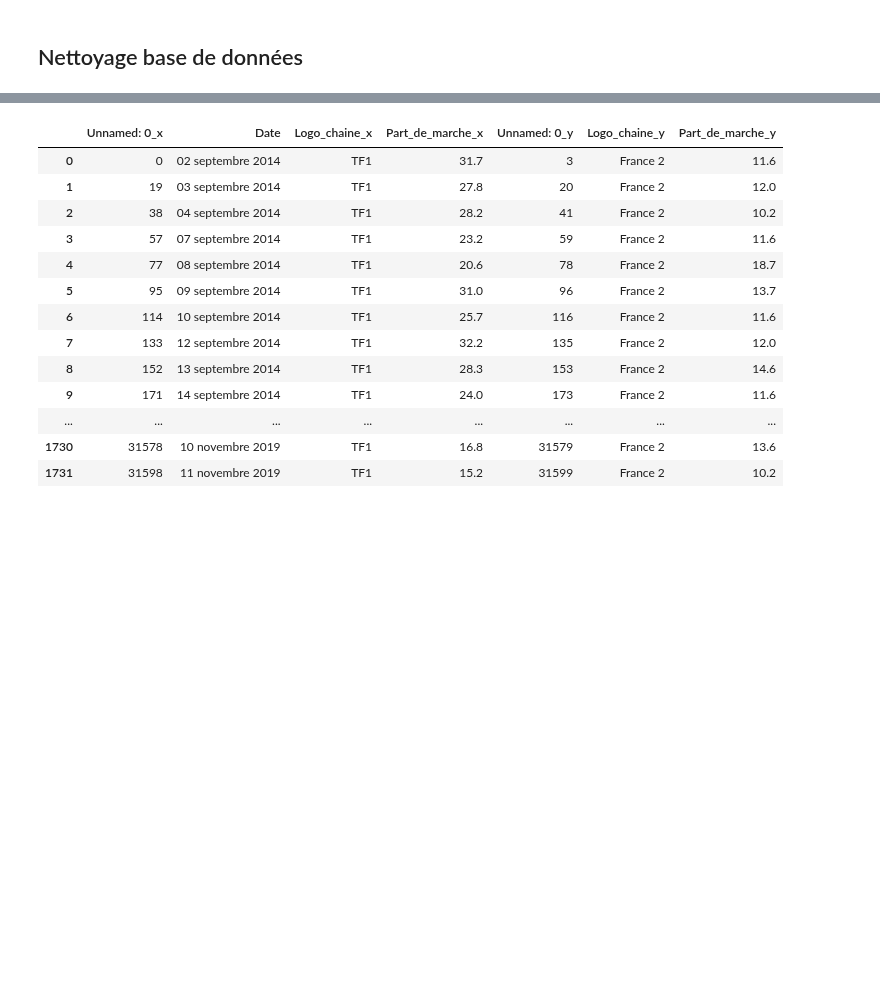
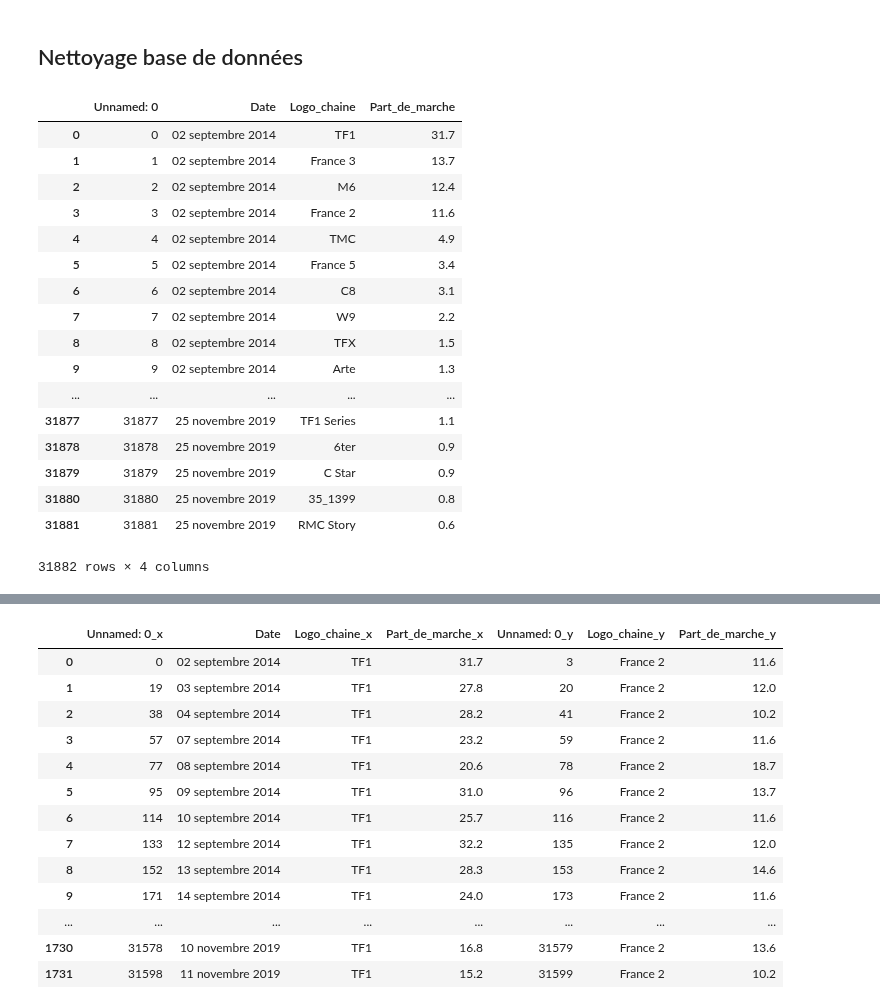
Before and after one commit to dnscharles/Predicting_tv_audiences, a Jupyter notebook: Denis/Exploration.ipynb, the cells around one changed output, grey strips where cells are left out. Saved outputs shown, nothing was run; the diff lists cells and outputs as text; code cells hidden in the pictures; blank space fills up the shorter version.

```diff
--- a/Denis/Exploration.ipynb
+++ b/Denis/Exploration.ipynb
@@ -446,6 +446,26 @@ Df
 import pandas as pd
 # %%
 resultat = pd.read_csv("TV7Jours.csv")
+resultat
+# %% [output]
+|  | Unnamed: 0 | Date | Logo_chaine | Part_de_marche |
+| 0 | 0 | 02 septembre 2014 | TF1 | 31.7 |
+| 1 | 1 | 02 septembre 2014 | France 3 | 13.7 |
+| 2 | 2 | 02 septembre 2014 | M6 | 12.4 |
+| 3 | 3 | 02 septembre 2014 | France 2 | 11.6 |
+| 4 | 4 | 02 septembre 2014 | TMC | 4.9 |
+| 5 | 5 | 02 septembre 2014 | France 5 | 3.4 |
+| 6 | 6 | 02 septembre 2014 | C8 | 3.1 |
+| 7 | 7 | 02 septembre 2014 | W9 | 2.2 |
+| 8 | 8 | 02 septembre 2014 | TFX | 1.5 |
+| 9 | 9 | 02 septembre 2014 | Arte | 1.3 |
+| ... | ... | ... | ... | ... |
+| 31877 | 31877 | 25 novembre 2019 | TF1 Series | 1.1 |
+| 31878 | 31878 | 25 novembre 2019 | 6ter | 0.9 |
+| 31879 | 31879 | 25 novembre 2019 | C Star | 0.9 |
+| 31880 | 31880 | 25 novembre 2019 | 35_1399 | 0.8 |
+| 31881 | 31881 | 25 novembre 2019 | RMC Story | 0.6 |
+31882 rows × 4 columns
 # %%
 #Data frame par chaîne
 D01 = resultat.loc[resultat['Logo_chaine']=="TF1",:]
```
Also changed, not shown: parts of 1 cell of this notebook, 1 other file.
